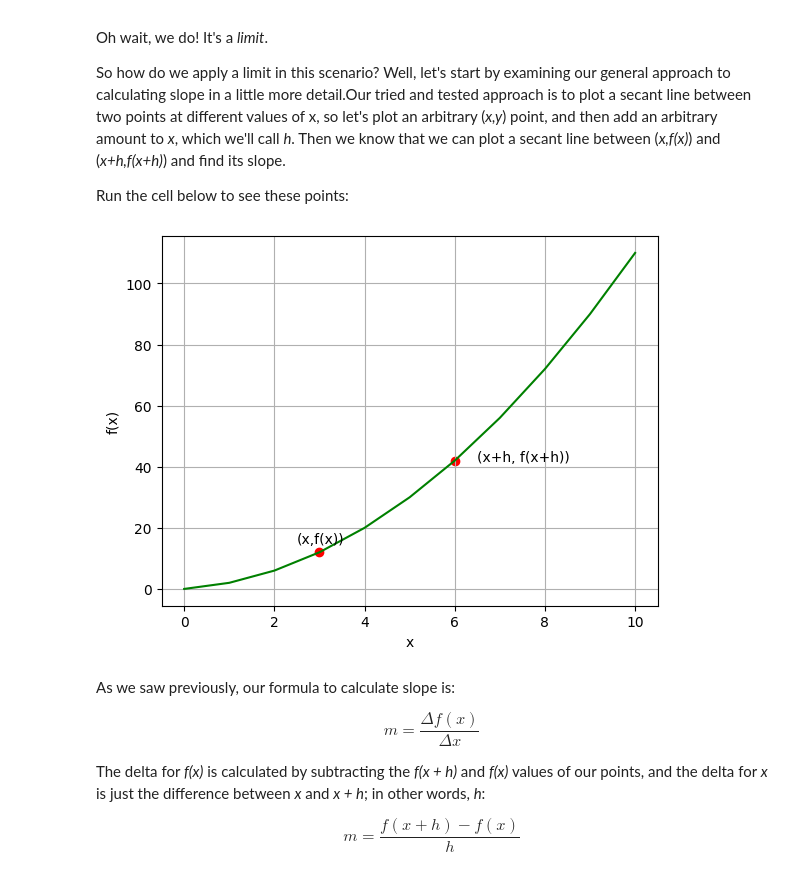
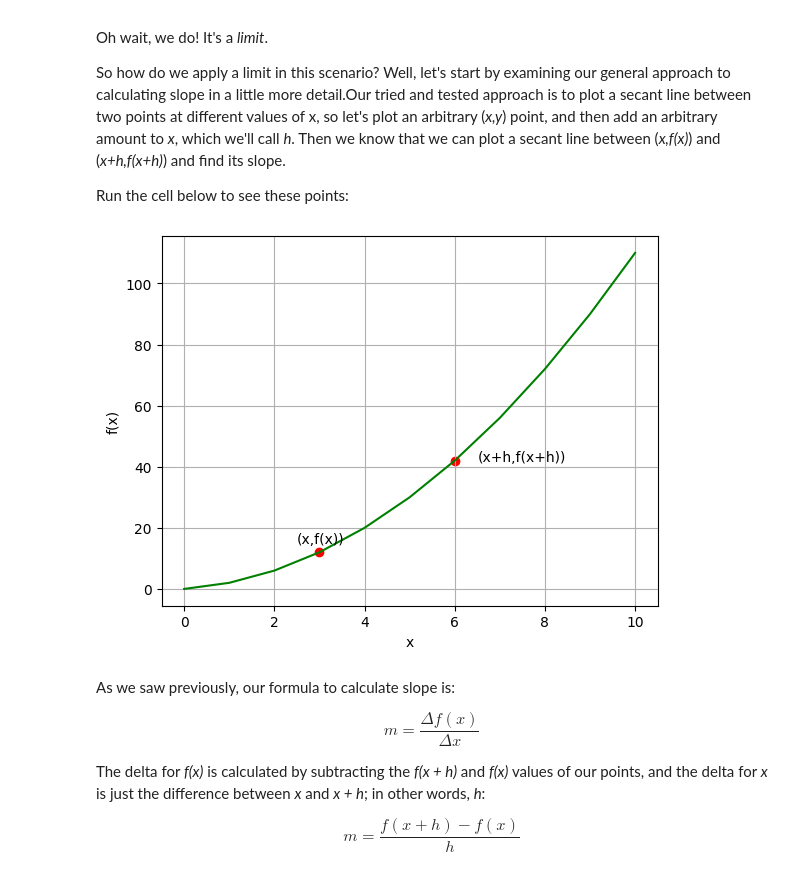
Before and after one commit to alejandrorod-tajamar/Derivadas, a Jupyter notebook: Derivatives.ipynb, the cells around one changed output. Cells and saved outputs as stored; diff of their text form; code cells hidden in the pictures.

```diff
--- a/Derivatives.ipynb
+++ b/Derivatives.ipynb
@@ -12,7 +12,7 @@ We can visualize part of the line that this function defines using the folllowin
 
 # Here's the function x^2+x
 def f(x):
-    return #FIXME
+    return x**2 + x
 
 from matplotlib import pyplot as plt
 
@@ -20,7 +20,7 @@ from matplotlib import pyplot as plt
 x = list(range(0, 11))
 
 # Use the function to get the y values
-y = [f(i) for  in ] #FIXME
+y = [f(i) for i in x]
 
 # Set up the graph
 plt.xlabel('x')
@@ -28,7 +28,7 @@ plt.ylabel('f(x)')
 plt.grid()
 
 # Plot the function
-plt.plot() #FIXME
+plt.plot(x, y, label='f(x) = x^2 + x', color='blue')
 
 plt.show()
 # %% [output]
@@ -53,7 +53,7 @@ We can calculate and plot this using the following Python:
 
 # Here's the function x^2+x
 def f(x):
-    return #FIXME
+    return x**2 + x
 
 from matplotlib import pyplot as plt
 
@@ -61,18 +61,18 @@ from matplotlib import pyplot as plt
 x = list(range(0, 11))
 
 # Use the function to get the y values
-y = [f(i) for  in ] #FIXME
+y = [f(i) for i in x]
 
 # Set the a values
 x1 = 4
 x2 = 6
 
 # Get the corresponding f(x) values
-y1 = f() #FIXME
-y2 = f() #FIXME
+y1 = f(x1)
+y2 = f(x2)
 
 # Calculate the slope by dividing the deltas
-a = ()/() #FIXME
+a = (y2 - y1) / (x2 - x1)
 
 # Create an array of x values for the secant line
 sx = [x1,x2]
@@ -86,7 +86,7 @@ plt.ylabel('f(x)')
 plt.grid()
 
 # Plot the function
-plt.plot(,, color='green') #FIXME
+plt.plot(x, y, color='green')
 
 # Plot the interval points
 plt.scatter([x1,x2],[y1,y2], c='red')
@@ -111,7 +111,7 @@ One approach we could take is to create a secant line between the point at which
 
 # Here's the function x^2+x
 def f(x):
-    return #FIXME
+    return x**2 + x
 
 from matplotlib import pyplot as plt
 
@@ -119,7 +119,7 @@ from matplotlib import pyplot as plt
 x = list(range(0, 11))
 
 # Use the function to get the y values
-y = [f(i) for  in ] #FIXME
+y = [f(i) for i in x]
 
 # Set the x1 point, arbitrarily 5
 x1 = 4.5
@@ -135,10 +135,10 @@ plt.ylabel('f(x)')
 plt.grid()
 
 # Plot the function
-plt.plot(,, color='green') #FIXME
+plt.plot(x, y, color='green')
 
 # Plot the point
-plt.scatter(,, c='red') #FIXME
+plt.scatter([x1],[y1], c='red')
 plt.annotate('x' + str(x1),(x1,y1), xytext=(x1-0.5, y1+3))
 
 # Approximate the tangent slope and plot it
@@ -168,7 +168,7 @@ Run the cell below to see these points:
 
 # Here's the function x^2+x
 def f(x):
-    return #FIXME
+    return x**2 + x
 
 
 from matplotlib import pyplot as plt
@@ -176,39 +176,39 @@ from matplotlib import pyplot as plt
 # Create an array of x values from 0 to 10 to plot
 x = list(range(0, 11))
 
 # Use the function to get the y values
-y = [f(i) for  in ] #FIXME
+y = [f(i) for i in x]
 
 # Set the x point
 x1 = 3
 y1 = f(x1)
 
 # set the increment
 h = 3
 
 # set the x+h point
 x2 = x1+h
 y2 = f(x2)
 
 # Set up the graph
 plt.xlabel('x')
 plt.ylabel('f(x)')
 plt.grid()
 
 # Plot the function
-plt.plot(,, color='green') #FIXME
+plt.plot(x, y, color='green')
 
 # Plot the x point
-plt.scatter(,, c='red') #FIXME
+plt.scatter([x1],[y1], c='red')
 plt.annotate('(x,f(x))',(x1,y1), xytext=(x1-0.5, y1+3))
 
 # Plot the x+h point
-plt.scatter(,, c='red')#FIXME
-plt.annotate('(, f())',(,), xytext=(x2+0.5, y2)) #FIXME
+plt.scatter([x2],[y2], c='red')
+plt.annotate('(x+h,f(x+h))',(x2,y2), xytext=(x2+0.5, y2))
 
 plt.show()
 # %% [output]
-[figure, old version]
+[figure, new version]
 # %% [markdown]
 As we saw previously, our formula to calculate slope is:
 
```
Also changed, not shown: parts of 4 cells of this notebook.
